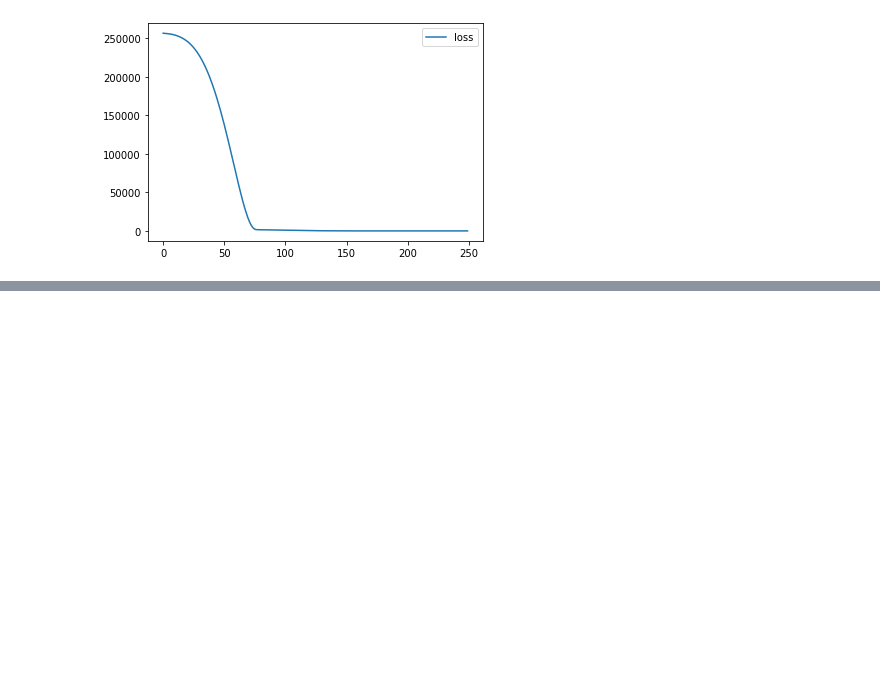
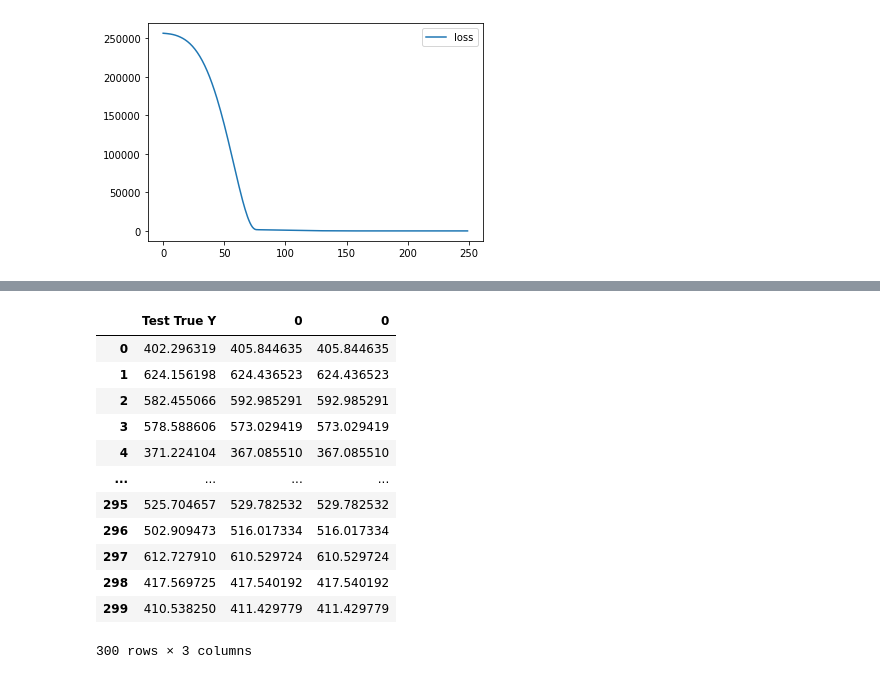
Before and after one commit to RockNCode/notebooks, a Jupyter notebook: udemy_keras1.ipynb, the cells around one changed output, grey strips where cells are left out. Saved outputs shown, nothing was run; the diff lists cells and outputs as text; code cells hidden in the pictures; blank space fills up the shorter version.

Commit message:
predict values

```diff
--- a/udemy_keras1.ipynb
+++ b/udemy_keras1.ipynb
@@ -93,0 +102,2 @@ loss_df.plot()
+# %%
+test_predictions = model.predict(X_test)
@@ -93,0 +124,3 @@ loss_df.plot()
+# %%
+test_predictions = pd.Series(test_predictions.reshape(300,))
+test_predictions
@@ -93,0 +140,3 @@ loss_df.plot()
+# %%
+pred_df = pd.DataFrame(y_test,columns=['Test True Y'])
+pred_df
@@ -93,0 +157,18 @@ loss_df.plot()
+# %%
+pred_df = pd.concat([pred_df,test_predictions],axis=1)
+pred_df
+#Compare predictions versus actual result on the test set
+# %% [output]
+|  | Test True Y | 0 | 0 |
+| 0 | 402.296319 | 405.844635 | 405.844635 |
+| 1 | 624.156198 | 624.436523 | 624.436523 |
+| 2 | 582.455066 | 592.985291 | 592.985291 |
+| 3 | 578.588606 | 573.029419 | 573.029419 |
+| 4 | 371.224104 | 367.085510 | 367.085510 |
+| ... | ... | ... | ... |
+| 295 | 525.704657 | 529.782532 | 529.782532 |
+| 296 | 502.909473 | 516.017334 | 516.017334 |
+| 297 | 612.727910 | 610.529724 | 610.529724 |
+| 298 | 417.569725 | 417.540192 | 417.540192 |
+| 299 | 410.538250 | 411.429779 | 411.429779 |
+300 rows × 3 columns
```
Also changed, not shown: parts of 5 cells of this notebook.
